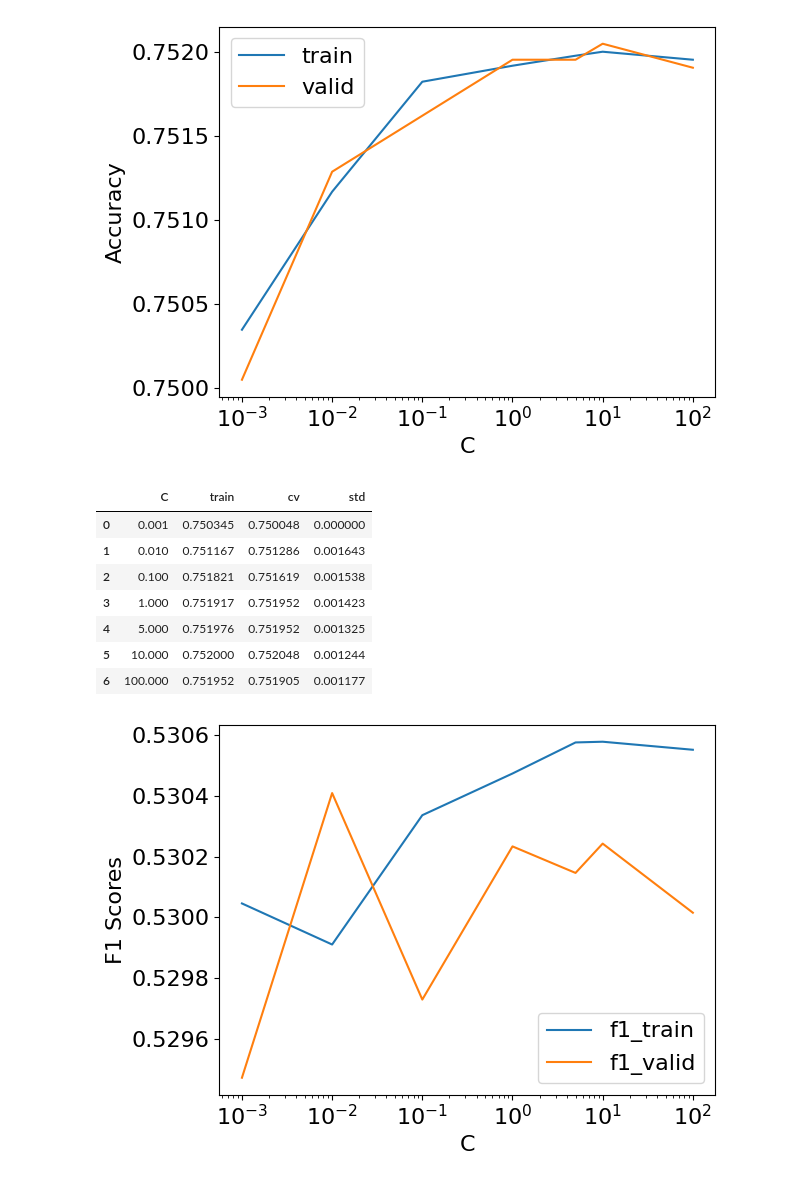
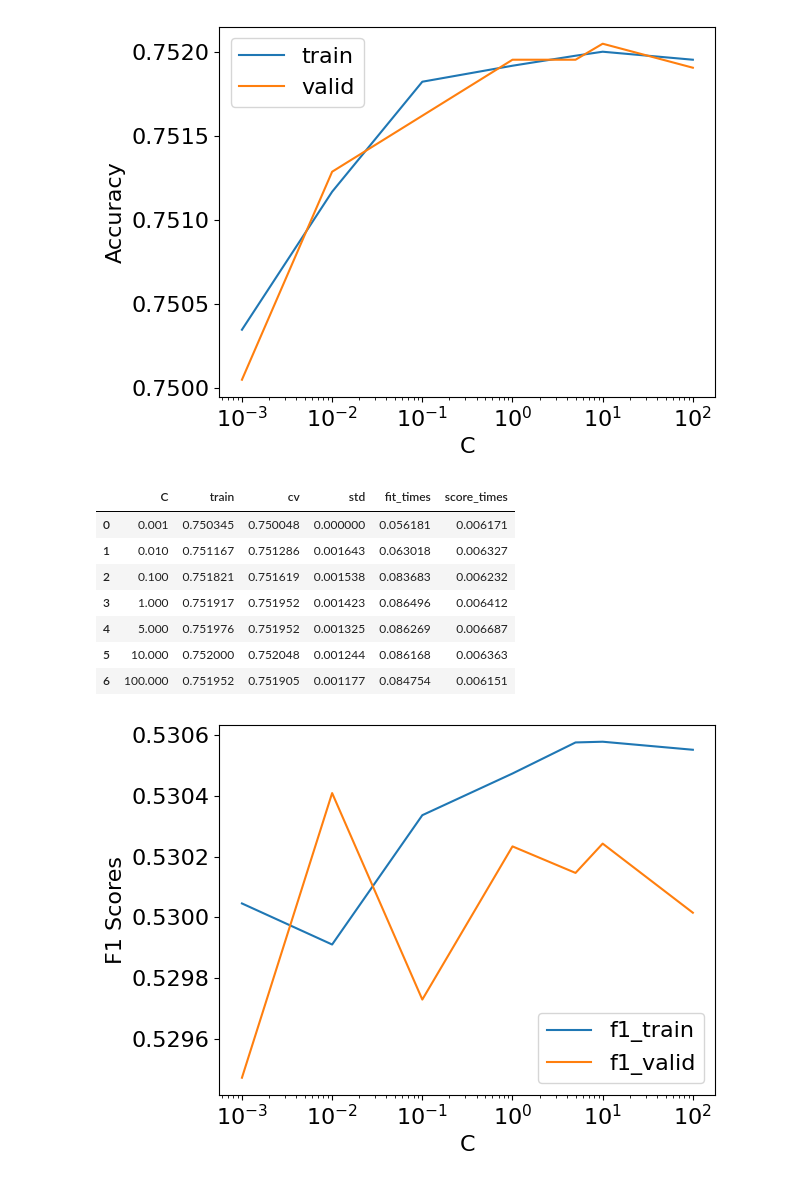
Before and after one commit to angshe/330hw5, a Jupyter notebook: hw5.ipynb, the cells around one changed output. Drawn from its saved outputs; the diff is of its cells as text; code cells hidden in the pictures.

```diff
--- a/hw5.ipynb
+++ b/hw5.ipynb
@@ -628,6 +629,8 @@ print(best_Max_iter)
 train_scores = []
 cv_scores = []
 std_scores = []
+fit_times = []
+score_times = []
 
 for C in C_vals:
     #     print(C)
@@ -643,6 +646,8 @@ for C in C_vals:
     train_scores.append(cv_results["train_score"].mean())
     cv_scores.append(cv_results["test_score"].mean())
     std_scores.append(np.std(cv_scores))
+    fit_times.append(cv_results["fit_time"].mean())
+    score_times.append(cv_results["score_time"].mean())
 
 plt.semilogx(C_vals, train_scores, label="train")
 plt.semilogx(C_vals, cv_scores, label="valid")
@@ -759,6 +765,8 @@ best_Max_iter
 bal_train_scores = []
 bal_cv_scores = []
 bal_std_scores = []
+bal_fit_times = []
+bal_score_times = []
 
 for C in C_vals:
     #     print(C)
@@ -771,6 +779,8 @@ for C in C_vals:
     bal_train_scores.append(cv_results["train_score"].mean())
     bal_cv_scores.append(cv_results["test_score"].mean())
     bal_std_scores.append(np.std(cv_scores))
+    bal_fit_times.append(cv_results["fit_time"].mean())
+    bal_score_times.append(cv_results["score_time"].mean())
 
 plt.semilogx(C_vals, bal_train_scores, label="train")
 plt.semilogx(C_vals, bal_cv_scores, label="valid")
@@ -780,16 +790,16 @@ plt.ylabel("Accuracy");
 # %% [output]
 [figure]
 # %%
-pd.DataFrame({"C": C_vals, "train": bal_train_scores, "cv": bal_cv_scores, "std": std_scores})
+pd.DataFrame({"C": C_vals, "train": bal_train_scores, "cv": bal_cv_scores, "std": std_scores, "fit_times": bal_fit_times, "score_times": bal_score_times})
 # %% [output]
-|  | C | train | cv | std |
-| 0 | 0.001 | 0.750345 | 0.750048 | 0.000000 |
-| 1 | 0.010 | 0.751167 | 0.751286 | 0.001643 |
-| 2 | 0.100 | 0.751821 | 0.751619 | 0.001538 |
-| 3 | 1.000 | 0.751917 | 0.751952 | 0.001423 |
-| 4 | 5.000 | 0.751976 | 0.751952 | 0.001325 |
-| 5 | 10.000 | 0.752000 | 0.752048 | 0.001244 |
-| 6 | 100.000 | 0.751952 | 0.751905 | 0.001177 |
+|  | C | train | cv | std | fit_times | score_times |
+| 0 | 0.001 | 0.750345 | 0.750048 | 0.000000 | 0.056181 | 0.006171 |
+| 1 | 0.010 | 0.751167 | 0.751286 | 0.001643 | 0.063018 | 0.006327 |
+| 2 | 0.100 | 0.751821 | 0.751619 | 0.001538 | 0.083683 | 0.006232 |
+| 3 | 1.000 | 0.751917 | 0.751952 | 0.001423 | 0.086496 | 0.006412 |
+| 4 | 5.000 | 0.751976 | 0.751952 | 0.001325 | 0.086269 | 0.006687 |
+| 5 | 10.000 | 0.752000 | 0.752048 | 0.001244 | 0.086168 | 0.006363 |
+| 6 | 100.000 | 0.751952 | 0.751905 | 0.001177 | 0.084754 | 0.006151 |
 # %%
 # taken from hw4
 f1_bal_train_scores = []
```
Also changed, not shown: parts of 25 cells of this notebook, 1 other file.
